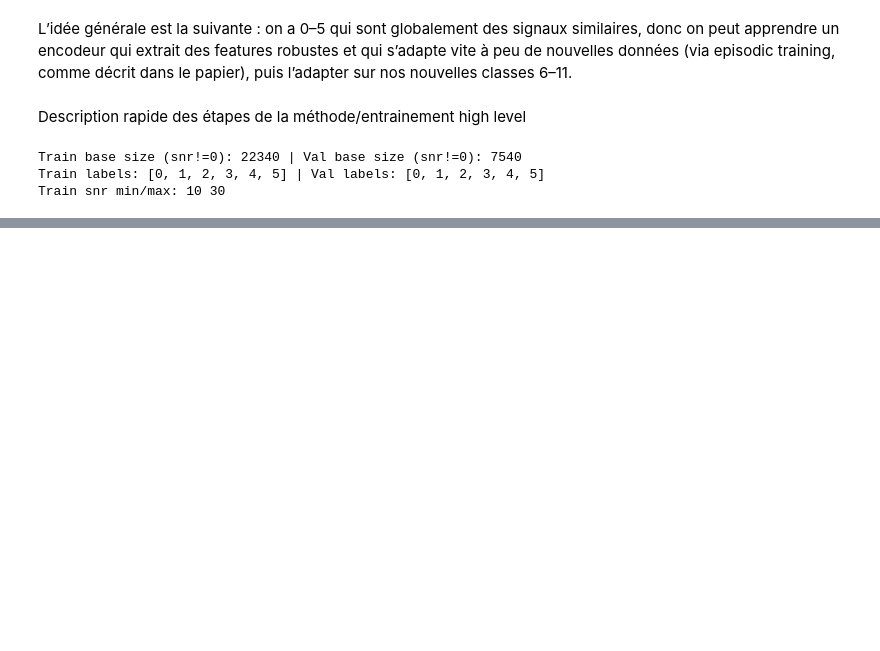
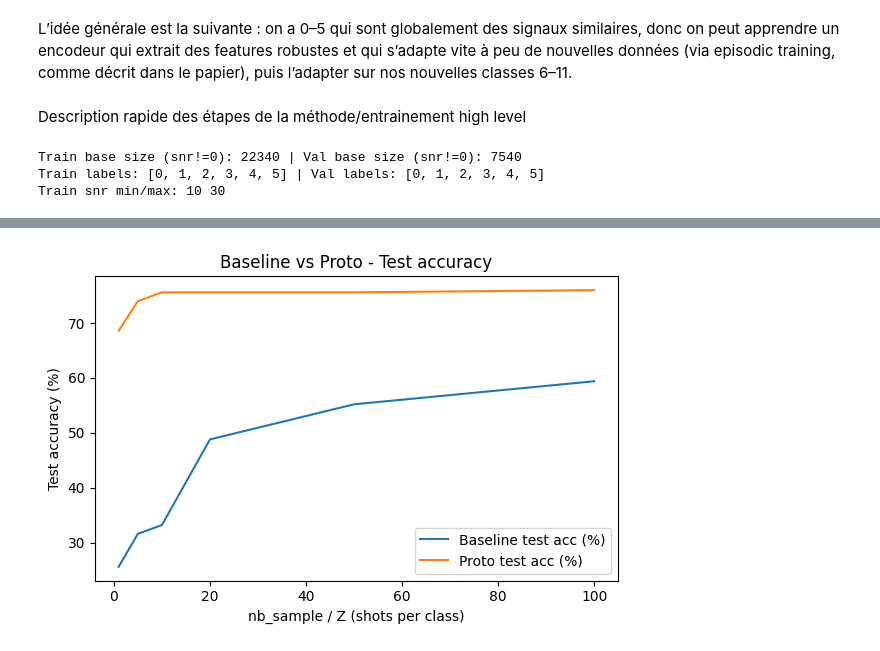
Before and after one commit to Loudwig/FewShots, a Jupyter notebook: DLTS_project.ipynb, the cells around one changed output, grey strips where cells are left out. Saved outputs shown, nothing was run; the diff lists cells and outputs as text; code cells hidden in the pictures; blank space fills up the shorter version.

```diff
--- a/DLTS_project.ipynb
+++ b/DLTS_project.ipynb
@@ -1039,0 +1039,13 @@ Per-label acc: {6: 0.5, 7: 0.527027027027027, 8: 0.8831168831168831, 9: 0.303370
+# %%
+# --- compare baseline vs proto (test acc)
+plt.figure(figsize=(6,4))
+plt.plot(max_samples, np.array(test_acc_list)*100, label='Baseline test acc (%)')
+plt.plot(max_samples, np.array(acc_list)*100, label='Proto test acc (%)')
+plt.xlabel('nb_sample / Z (shots per class)')
+plt.ylabel('Test accuracy (%)')
+plt.title('Baseline vs Proto - Test accuracy')
+plt.legend()
+plt.tight_layout()
+plt.show()
+# %% [output]
+[figure, added]
```
Also changed, not shown: parts of 7 cells of this notebook.
